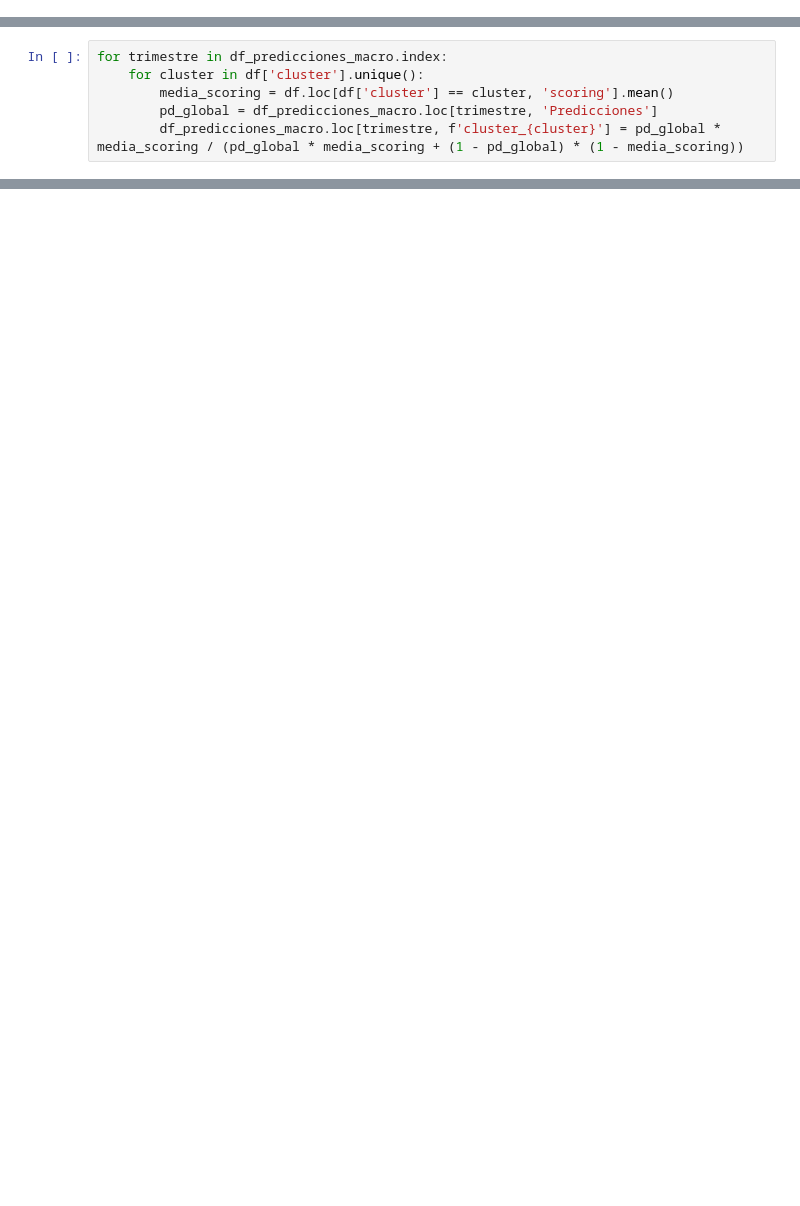
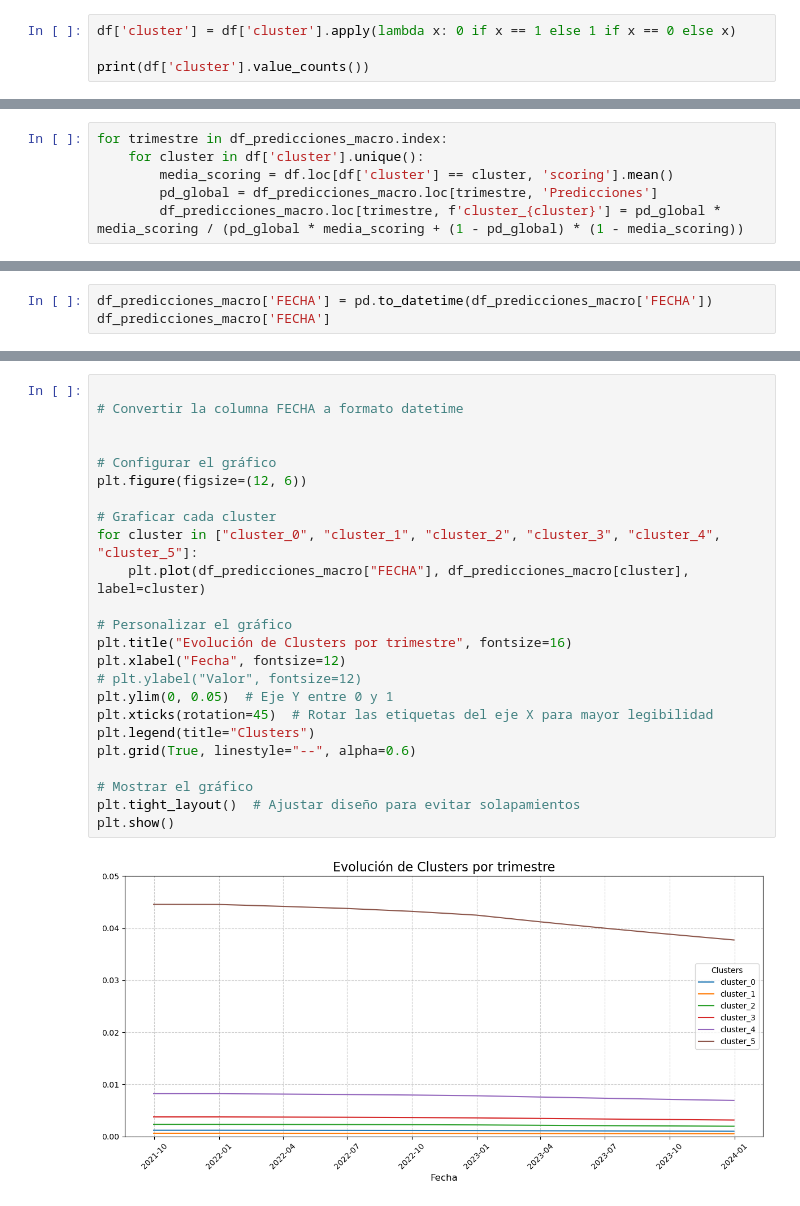
Before and after one commit to martamateosgon/Finanzas_MS, a Jupyter notebook: bucketizado.ipynb, the cells around one changed output, grey strips where cells are left out. Saved outputs shown, nothing was run; the diff lists cells and outputs as text; blank space fills up the shorter version.

```diff
--- a/bucketizado.ipynb
+++ b/bucketizado.ipynb
@@ -225,3 +225,7 @@ Name: Recibos_denegados_dummy, dtype: float64
 ### **3. Calibración de la PD**
 # %% [markdown]
 3.1 Calcular el DR de cada bucket
+# %%
+df['cluster'] = df['cluster'].apply(lambda x: 0 if x == 1 else 1 if x == 0 else x)
+
+print(df['cluster'].value_counts())
@@ -279,0 +278,3 @@ df_predicciones_macro
+# %%
+df_predicciones_macro['FECHA'] = pd.to_datetime(df_predicciones_macro['FECHA'])
+df_predicciones_macro['FECHA']
@@ -279,0 +293,26 @@ df_predicciones_macro
+# %%
+
+# Convertir la columna FECHA a formato datetime
+
+
+# Configurar el gráfico
+plt.figure(figsize=(12, 6))
+
+# Graficar cada cluster
+for cluster in ["cluster_0", "cluster_1", "cluster_2", "cluster_3", "cluster_4", "cluster_5"]:
+    plt.plot(df_predicciones_macro["FECHA"], df_predicciones_macro[cluster], label=cluster)
+
+# Personalizar el gráfico
+plt.title("Evolución de Clusters por trimestre", fontsize=16)
+plt.xlabel("Fecha", fontsize=12)
+# plt.ylabel("Valor", fontsize=12)
+plt.ylim(0, 0.05)  # Eje Y entre 0 y 1
+plt.xticks(rotation=45)  # Rotar las etiquetas del eje X para mayor legibilidad
+plt.legend(title="Clusters")
+plt.grid(True, linestyle="--", alpha=0.6)
+
+# Mostrar el gráfico
+plt.tight_layout()  # Ajustar diseño para evitar solapamientos
+plt.show()
+# %% [output]
+[figure, added]
```
Also changed, not shown: parts of 10 cells of this notebook, 7 other files.
